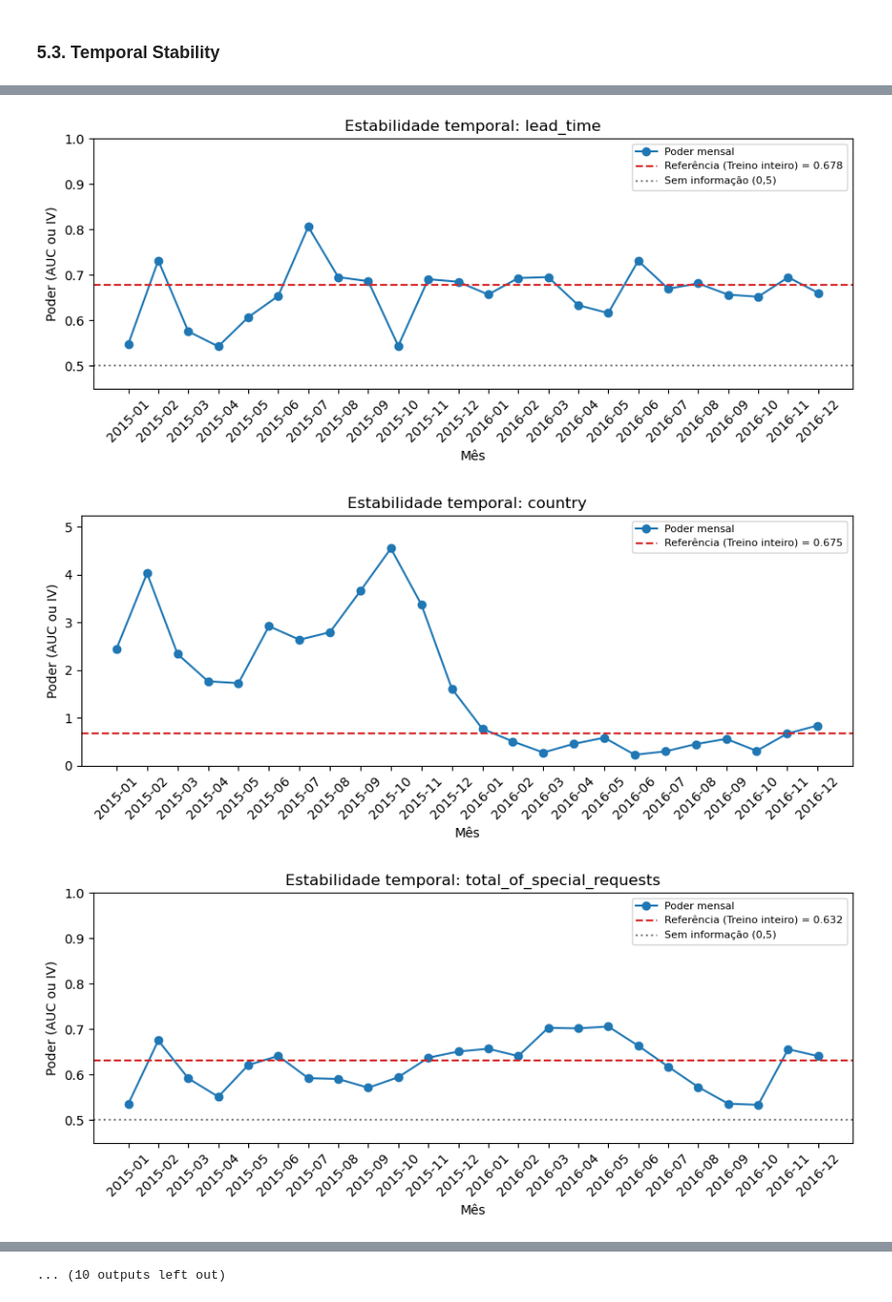
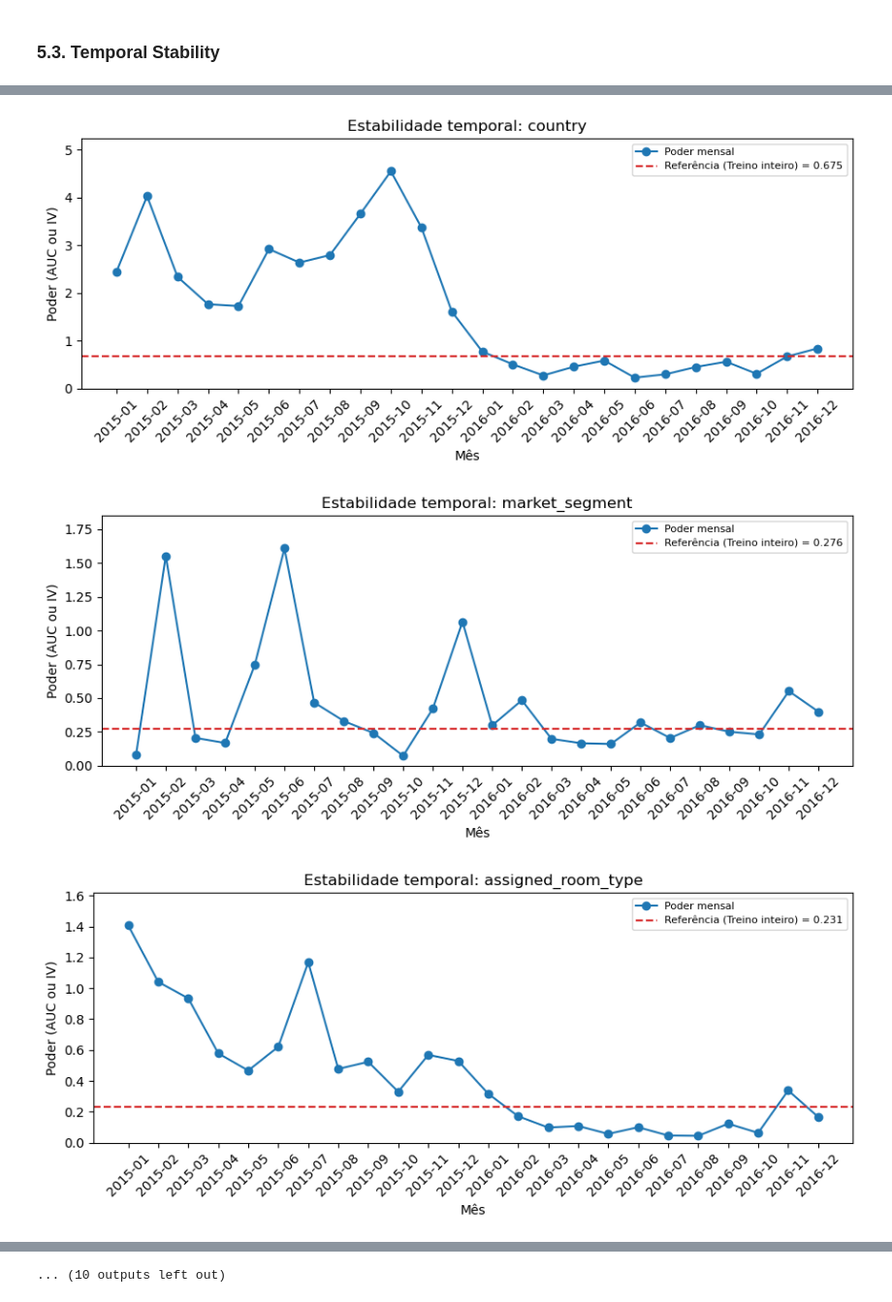
Before and after one commit to bruno-lima98/portfolio-hotel-cancellation-prediction, a Jupyter notebook: main.ipynb, the cells around one changed output, grey strips where cells are left out. Shown at 97% size. Drawn from its saved outputs; the diff is of its cells as text; code cells hidden in the pictures.

```diff
--- a/main.ipynb
+++ b/main.ipynb
@@ -1014,33 +1019,39 @@ for feature in lista_features:
 tabela_estabilidade = pd.DataFrame(resultados_estabilidade)
 tabela_estabilidade["month"] = tabela_estabilidade["month"].astype(str)
 # %%
-for feature in list(tabela_estabilidade["feature"].unique()):
-    dados = tabela_estabilidade[tabela_estabilidade["feature"] == feature]
-    is_numeric = feature in numerical_columns
+tipos_ordenados = ["categoric", "numeric"]
 
-    referencia = tabela_poder.loc[tabela_poder["feature"] == feature, "power"].values[0]
+for tipo in tipos_ordenados:
+    features_do_tipo = tabela_poder[tabela_poder["type"] == tipo]["feature"].tolist()
+    features_do_tipo = [f for f in features_do_tipo if f in tabela_estabilidade["feature"].unique()]
 
-    fig, ax1 = plt.subplots(figsize=(9, 4))
-    ax1.plot(dados["month"], dados["poder"], marker="o", color="tab:blue", label="Poder mensal")
-    ax1.axhline(referencia, color="tab:red", linestyle="--", label=f"Referência (Treino inteiro) = {referencia:.3f}")
+    for feature in features_do_tipo:
+        dados = tabela_estabilidade[tabela_estabilidade["feature"] == feature]
+        is_numeric = tipo == "numeric"
 
-    if is_numeric:
-        ax1.set_ylim(0.45, 1.0)
-        ax1.axhline(0.5, color="gray", linestyle=":", label="Sem informação (0,5)")
-    else:
-        teto = dados["poder"].max() * 1.15
-        ax1.set_ylim(0, teto)
+        referencia = tabela_poder.loc[tabela_poder["feature"] == feature, "power"].values[0]
 
-    ax1.set_ylabel("Poder (AUC ou IV)")
-    ax1.set_xlabel("Mês")
-    ax1.set_title(f"Estabilidade temporal: {feature}")
-    ax1.legend(fontsize=8)
-    plt.xticks(rotation=45)
-    plt.tight_layout()
-    plt.show()
+        fig, ax1 = plt.subplots(figsize=(9, 4))
+        ax1.plot(dados["month"], dados["poder"], marker="o", color="tab:blue", label="Poder mensal")
+        ax1.axhline(referencia, color="tab:red", linestyle="--", label=f"Referência (Treino inteiro) = {referencia:.3f}")
+
+        if is_numeric:
+            ax1.set_ylim(0.45, 1.0)
+            ax1.axhline(0.5, color="gray", linestyle=":", label="Sem informação (0,5)")
+        else:
+            teto = dados["poder"].max() * 1.15
+            ax1.set_ylim(0, teto)
+
+        ax1.set_ylabel("Poder (AUC ou IV)")
+        ax1.set_xlabel("Mês")
+        ax1.set_title(f"Estabilidade temporal: {feature}")
+        ax1.legend(fontsize=8)
+        plt.xticks(rotation=45)
+        plt.tight_layout()
+        plt.show()
 # %% [output]
 [figure]
 [figure]
-[figure, old version]
+[figure, new version]
-[figure, old version]
+[figure, new version]
-[figure, old version]
+[figure, new version]
```
Also changed, not shown: parts of 14 cells of this notebook, 1 other file.
